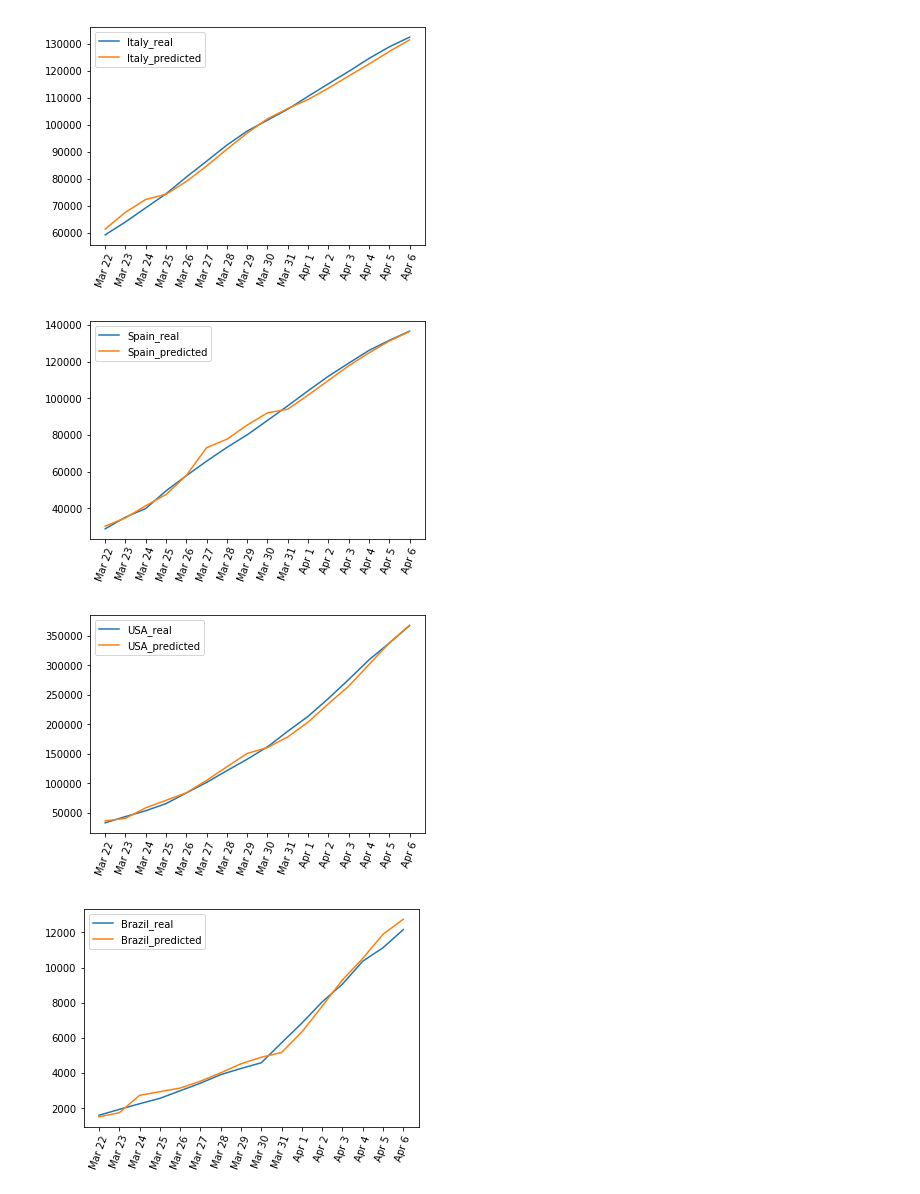
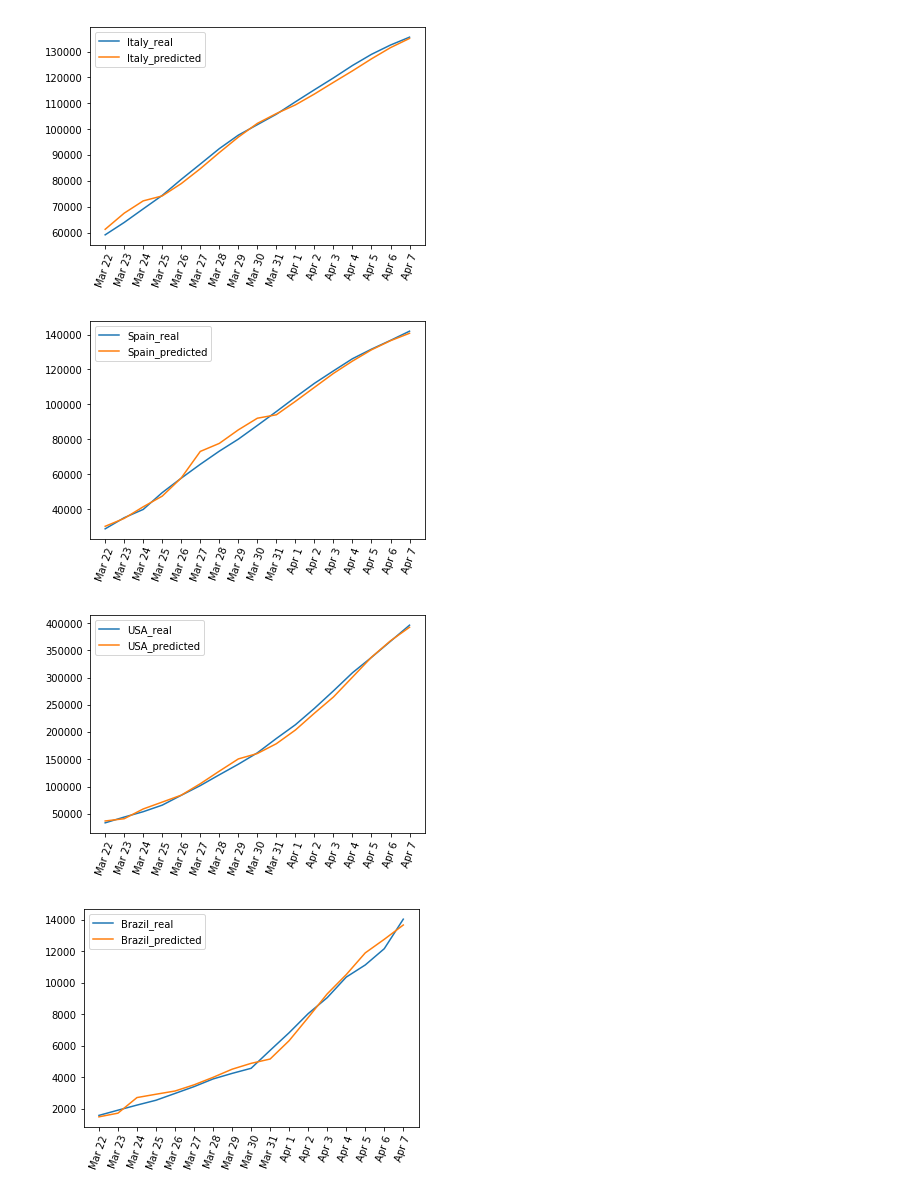
Before and after one commit to lucastsutsui/corona-prediction, a Jupyter notebook: realVsPredictedComparison.ipynb, the cells around one changed output. Drawn from its saved outputs; the diff is of its cells as text; code cells hidden in the pictures.

```diff
--- a/realVsPredictedComparison.ipynb
+++ b/realVsPredictedComparison.ipynb
@@ -19,35 +19,35 @@ realData = dict()
 predData = dict()
 
 for country in ["Italy", "Spain", "USA", "Brazil"]:
     realData[country] = []
     predData[country] = []
 
 for i in range(int(len(dataset) / 2)):
     predData["Italy"].append(dataset[2 * i][0])
     realData["Italy"].append(dataset[(2 * i) + 1][0])
 
     predData["Spain"].append(dataset[2 * i][1])
     realData["Spain"].append(dataset[(2 * i) + 1][1])
 
     predData["USA"].append(dataset[2 * i][2])
     realData["USA"].append(dataset[(2 * i) + 1][2])
 
     predData["Brazil"].append(dataset[2 * i][3])
     realData["Brazil"].append(dataset[(2 * i) + 1][3])
 
 xlabel = ["Mar 22", "Mar 23", "Mar 24", "Mar 25", "Mar 26",
           "Mar 27", "Mar 28", "Mar 29", "Mar 30", "Mar 31",
           "Apr 1", "Apr 2", "Apr 3", "Apr 4", "Apr 5",
-          "Apr 6"]
+          "Apr 6", "Apr 7"]
 
 for country in ["Italy", "Spain", "USA", "Brazil"]:
     plt.plot(realData[country], label=country + "_real")
     plt.plot(predData[country], label=country+"_predicted")
     plt.legend()
     plt.xticks(range(len(xlabel)), xlabel, rotation=70)
     plt.show()
 # %% [output]
-[figure, old version]
+[figure, new version]
-[figure, old version]
+[figure, new version]
-[figure, old version]
+[figure, new version]
-[figure, old version]
+[figure, new version]
```
Also changed, not shown: parts of 1 cell of this notebook, 2 other files.
